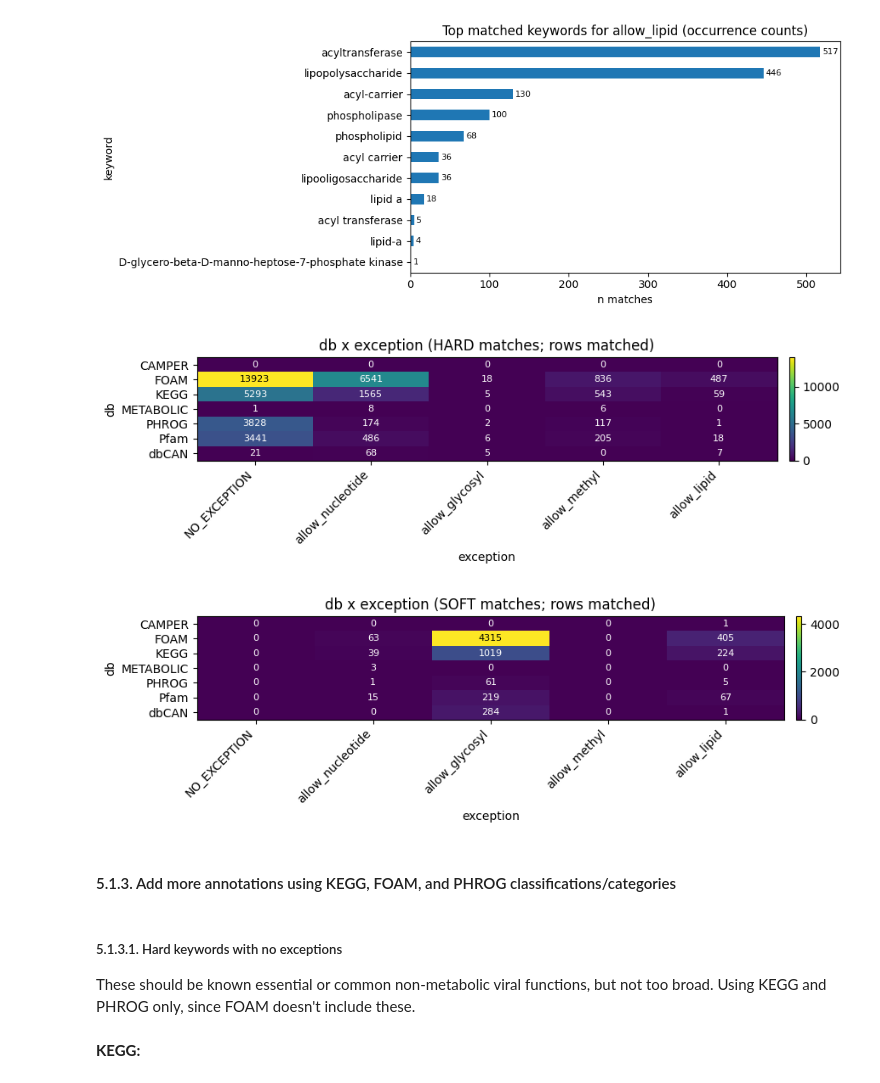
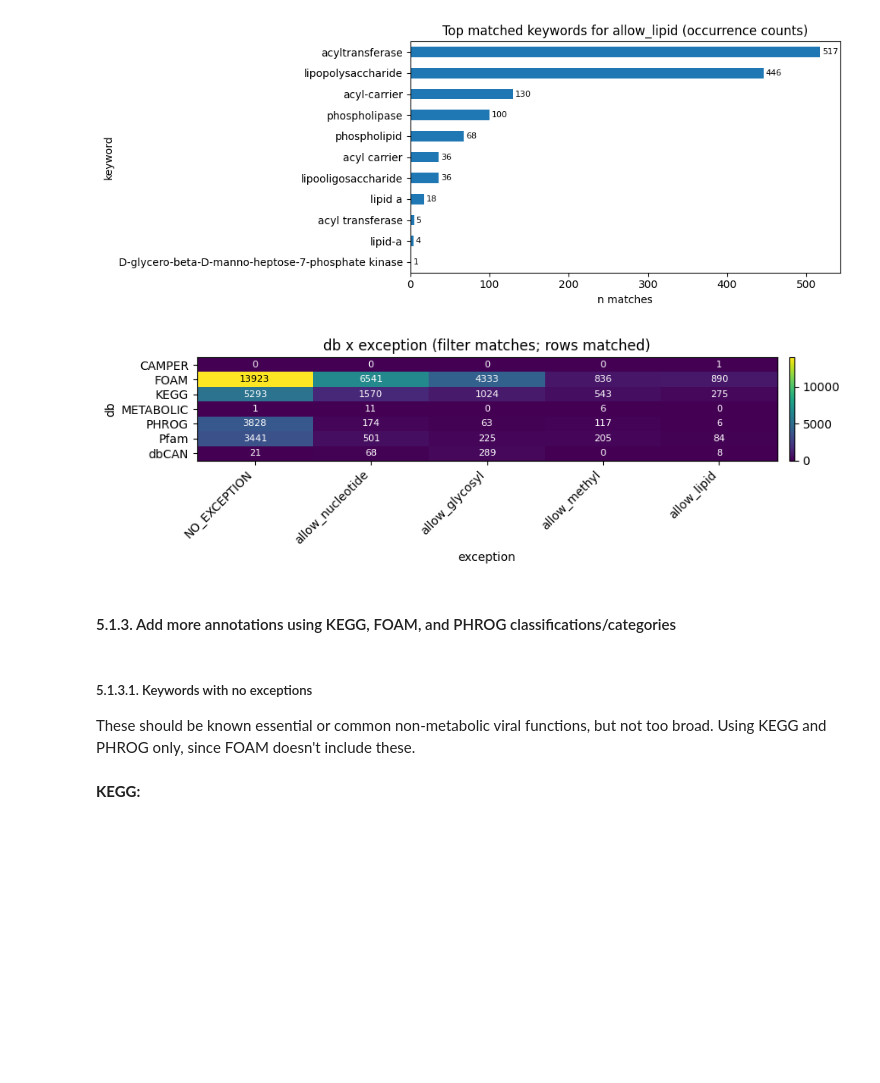
Before and after one commit to AnantharamanLab/CheckAMG, a Jupyter notebook: notebooks/make_checkamg_required_tables.ipynb, the cells around one changed output. Drawn from its saved outputs; the diff is of its cells as text; code cells hidden in the pictures; blank space fills up the shorter version.

```diff
--- a/notebooks/make_checkamg_required_tables.ipynb
+++ b/notebooks/make_checkamg_required_tables.ipynb
@@ -1482,7 +1493,7 @@ Leverage the classifications/ontology/categories for KEGG, FOAM, and PHROG to ge
 # keywords beneath "whole_word" will be searched as whole words but case insensitive
 # keywords beneath "case_sensitive_whole_word" will be searched as both
 
-HARD_KEYWORDS_DICT = {
+FILTER_KEYWORDS_DICT = {
     "NO_EXCEPTION": { # Annotations with these keywords cannot be saved by any of the exceptions below
         "substring" : [
             # Structural, packaging, or surface proteins
@@ -1565,6 +1576,8 @@ HARD_KEYWORDS_DICT = {
             "ATP cone", "AAA domain",
             "nicotinamide", "nicotinamidase", "NAD synthase", "NAD synthetase", "NAD+ synthase", "NAD+ synthetase",
             "NAD kinase", "NAD+ kinase",
+            # These ones below often suggest the right biochemical activity, but probably are used in a non-metabolic context too often to be allowed
+            "SIS domain", "adenylyltransferase",
         ],
         "case_sensitive" : [
             "dADP", "dATP", "dAMP",
@@ -1593,6 +1606,12 @@ HARD_KEYWORDS_DICT = {
         "substring" : [
             "pectate lyase", "EC:4.2.2.2", "EC 4.2.2.2",
             "D-glycero-beta-D-manno-heptose-7-phosphate kinase", "EC:2.7.1.167", "EC 2.7.1.167",
+            # These ones below often suggest the right biochemical activity, but probably are used in a non-metabolic context too often to be allowed
+            "glycosyltransferase", "glycosyl transferase", "EC:2.4.", "EC 2.4.",
+            "glycosyl hydrolase", "glycoside hydrolase", "glycosylase", "EC:3.2.", "EC 3.2.",
+            "chitinase", "chitosanase", "concanavalin A-like lectin",
+            "histidine phosphatase", "histidinol phosphatase", "histidinol-phosphatase",
+            "concanavalin A-like lectin",
         ],
         "case_sensitive" : [],
         "whole_word" : [],
@@ -1614,6 +1633,10 @@ HARD_KEYWORDS_DICT = {
     "allow_lipid": {
         "substring": [
             "lipopolysaccharide", "lipooligosaccharide", "phospholipid",
+            # These ones below often suggest the right biochemical activity, but probably are used in a non-metabolic context too often to be allowed
+            "acyl carrier", "acyl-carrier", "phospholipase",
+            "acyltransferase", "acyl transferase", "acyl carrier", "acyl-carrier",
+            "D-glycero-beta-D-manno-heptose-7-phosphate kinase"
         ],
         "case_sensitive" : [],
         "whole_word" : [
@@ -1791,6 +1755,6 @@ def flag_hmms_with_keywords(all_hmms: pd.DataFrame, hard_keywords_dict: dict, so
     flagged_hmms = flagged_hmms[flagged_hmms["has_any_match"]].copy()
     return flagged_hmms
 # %%
-flagged_hmms_metabolism = flag_hmms_with_keywords(all_hmms, HARD_KEYWORDS_DICT, SOFT_KEYWORDS_DICT)
+flagged_hmms_metabolism = flag_hmms_with_keywords(all_hmms, FILTER_KEYWORDS_DICT)
 flagged_hmms_metabolism
 # %% [output]
@@ -1914,62 +1871,50 @@ for exc in EXCEPTIONS:
 import numpy as np
 import matplotlib.pyplot as plt
 
-HARD_EXC_COLS = [f"hard_{e}" for e in EXCEPTIONS if f"hard_{e}" in df.columns]
-SOFT_EXC_COLS = [f"soft_{e}" for e in EXCEPTIONS if f"soft_{e}" in df.columns]
+EXC_COLS = [f"filter_{e}" for e in EXCEPTIONS if f"filter_{e}" in df.columns]
 
-db_hard = (
-    df.groupby("db", dropna=False)[HARD_EXC_COLS]
+db = (
+    df.groupby("db", dropna=False)[EXC_COLS]
     .sum()
     .astype(int)
     .sort_index()
 )
-db_hard.columns = [c.replace("hard_", "") for c in db_hard.columns]
-
-db_soft = (
-    df.groupby("db", dropna=False)[SOFT_EXC_COLS]
-    .sum()
-    .astype(int)
-    .sort_index()
-)
-db_soft.columns = [c.replace("soft_", "") for c in db_soft.columns]
+db.columns = [c.replace("filter_", "") for c in db.columns]
 
 # align rows/cols
-dbs = sorted(set(db_hard.index).union(set(db_soft.index)))
-db_hard = db_hard.reindex(dbs).fillna(0).astype(int).reindex(columns=EXCEPTIONS, fill_value=0)
-db_soft = db_soft.reindex(dbs).fillna(0).astype(int).reindex(columns=EXCEPTIONS, fill_value=0)
+dbs = sorted(set(db.index))
+db = db.reindex(dbs).fillna(0).astype(int).reindex(columns=EXCEPTIONS, fill_value=0)
 
 def plot_db_exception_heatmap(mat, title):
     fig, ax = plt.subplots(figsize=(9, 0.5 + 0.35 * len(mat)))
     im = ax.imshow(mat.values, aspect="auto")
     ax.set_title(title)
     ax.set_xlabel("exception")
     ax.set_ylabel("db")
     ax.set_xticks(range(len(EXCEPTIONS)))
     ax.set_xticklabels(EXCEPTIONS, rotation=45, ha="right")
     ax.set_yticks(range(len(mat.index)))
     ax.set_yticklabels(mat.index)
 
     vmax = mat.values.max() if mat.size else 0
     thresh = vmax / 2 if vmax else 0
 
     for i in range(mat.shape[0]):
         for j in range(mat.shape[1]):
             v = int(mat.iat[i, j])
             ax.text(j, i, str(v), ha="center", va="center", fontsize=8, color="black" if v > thresh else "white")
 
     plt.colorbar(im, ax=ax, fraction=0.02, pad=0.02)
     plt.tight_layout()
     plt.show()
 
-plot_db_exception_heatmap(db_hard, "db x exception (HARD matches; rows matched)")
-plot_db_exception_heatmap(db_soft, "db x exception (SOFT matches; rows matched)")
+plot_db_exception_heatmap(db, "db x exception (filter matches; rows matched)")
 # %% [output]
-[figure, old version]
+[figure, new version]
-[figure, removed]
 # %% [markdown]
 #### 5.1.3. Add more annotations using KEGG, FOAM, and PHROG classifications/categories
 # %% [markdown]
-##### 5.1.3.1. Hard keywords with no exceptions
+##### 5.1.3.1. Keywords with no exceptions
 These should be known essential or common non-metabolic viral functions, but not too broad. Using KEGG and PHROG only, since FOAM doesn't include these.
 # %% [markdown]
 **KEGG:**
```
Also changed, not shown: parts of 38 cells of this notebook, 17 other files.
